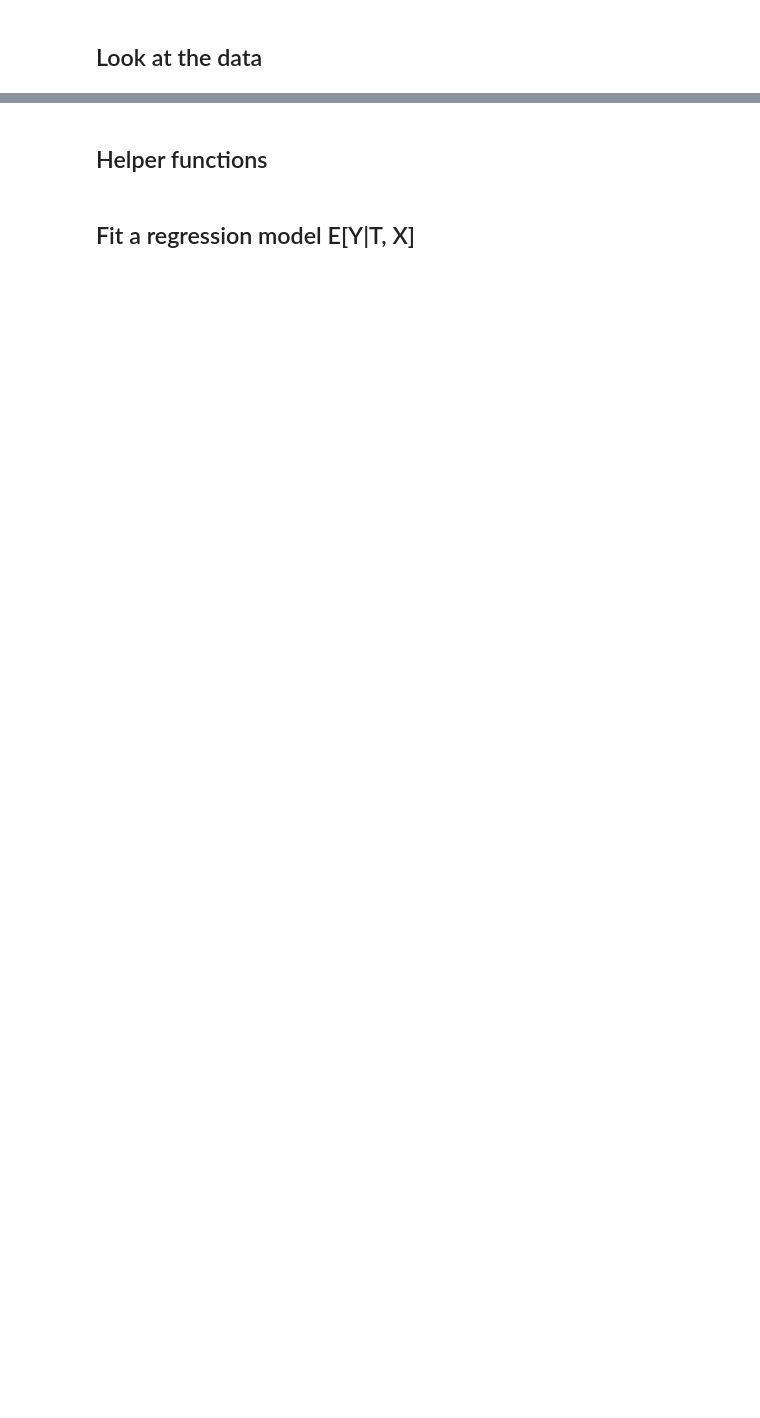
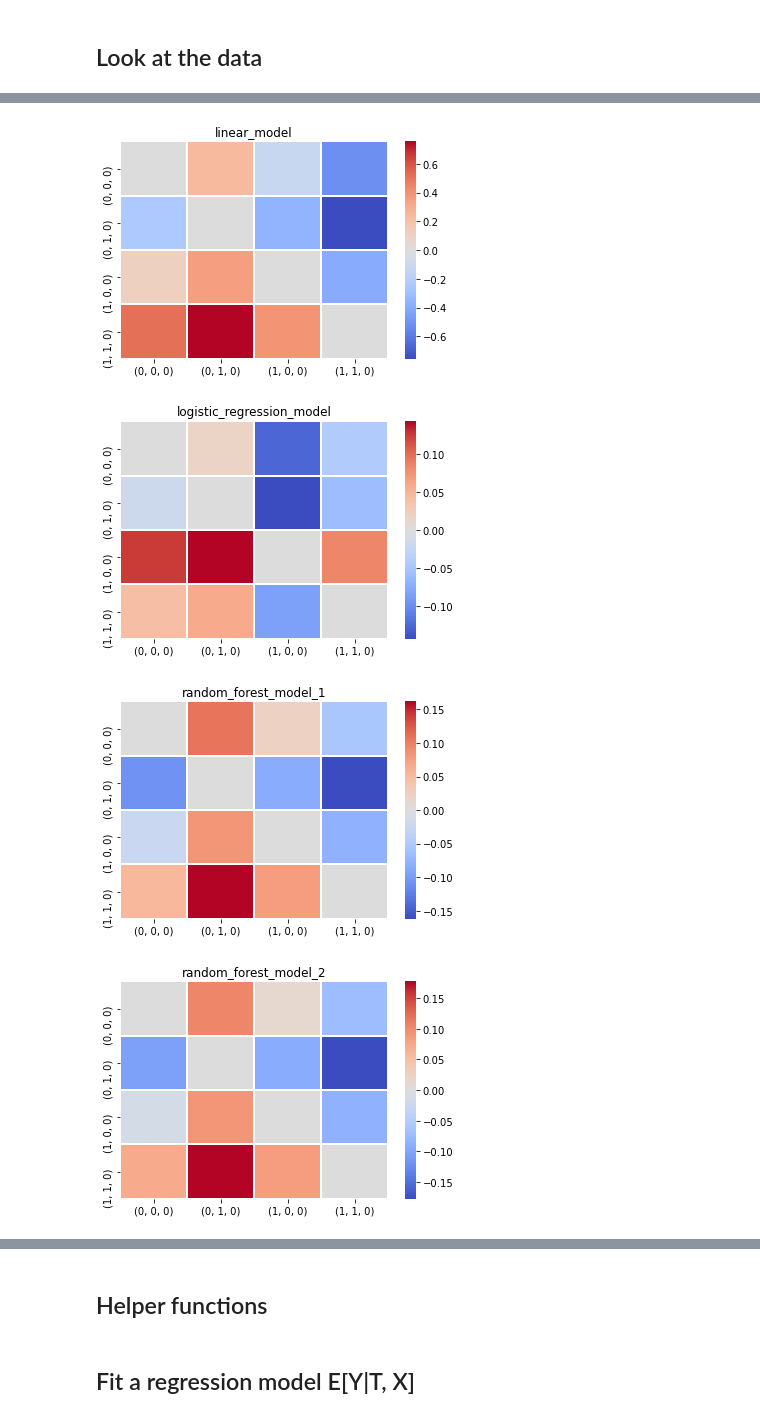
Before and after one commit to lovhag/yelp_causal_inference, a Jupyter notebook: make_causal_inference.ipynb, the cells around one changed output, grey strips where cells are left out. Cells and saved outputs as stored; diff of their text form; code cells hidden in the pictures; blank space fills up the shorter version.

```diff
--- a/make_causal_inference.ipynb
+++ b/make_causal_inference.ipynb
@@ -125,5 +69,0 @@ class Data:
-# %%
-treatments = ['Z1', 'Z2']
-confounders = ['n_words', 'n_fans', 'n_reviews']
-
-data = Data(df, treatments, confounders)
@@ -149,0 +139,17 @@ data.X_train_scaled
+# %%
+# Load data
+
+data = Data(df, treatments, confounders_cont, confounders_cat)
+
+# for key, value in data.X_test.items():
+#     print(key)
+#     print(len(value.index))
+# %%
+# Choose models to evaluate
+
+models = {"linear_model": outcome_models.get_linear_model,
+        "logistic_regression_model": outcome_models.get_logistic_regression_model,
+        "random_forest_model_1": outcome_models.get_random_forest_model_1,
+        "random_forest_model_2": outcome_models.get_random_forest_model_2}
+
+# models = {"logistic_regression_model": outcome_models.get_logistic_regression_model}
@@ -149,0 +222,12 @@ data.X_train_scaled
+# %%
+# Plot heatmaps
+
+for model_name, ate_matrix, treatments in results:
+    plt.figure()
+    plt.title(model_name)
+    sns.heatmap(ate_matrix, cmap='coolwarm', linewidth=1, xticklabels=treatments, yticklabels=treatments)
+# %% [output]
+[figure, added]
+[figure, added]
+[figure, added]
+[figure, added]
```
Also changed, not shown: parts of 22 cells of this notebook.
